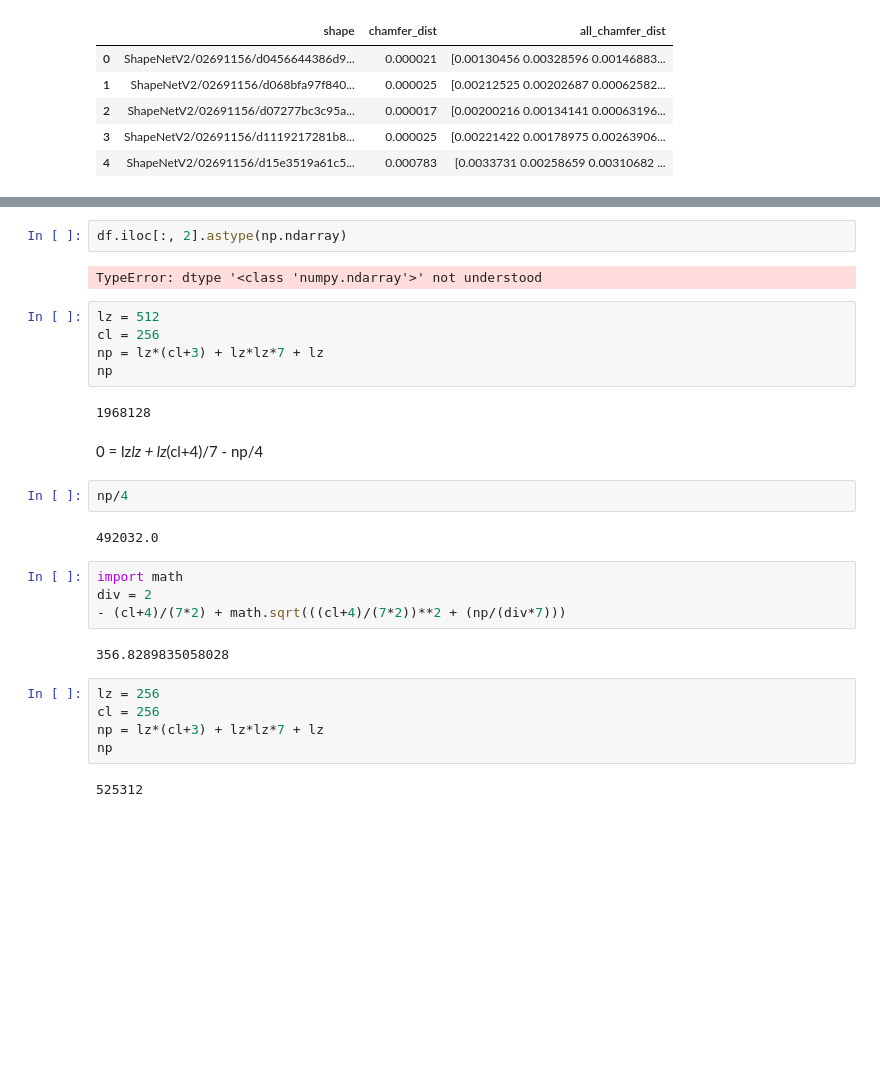
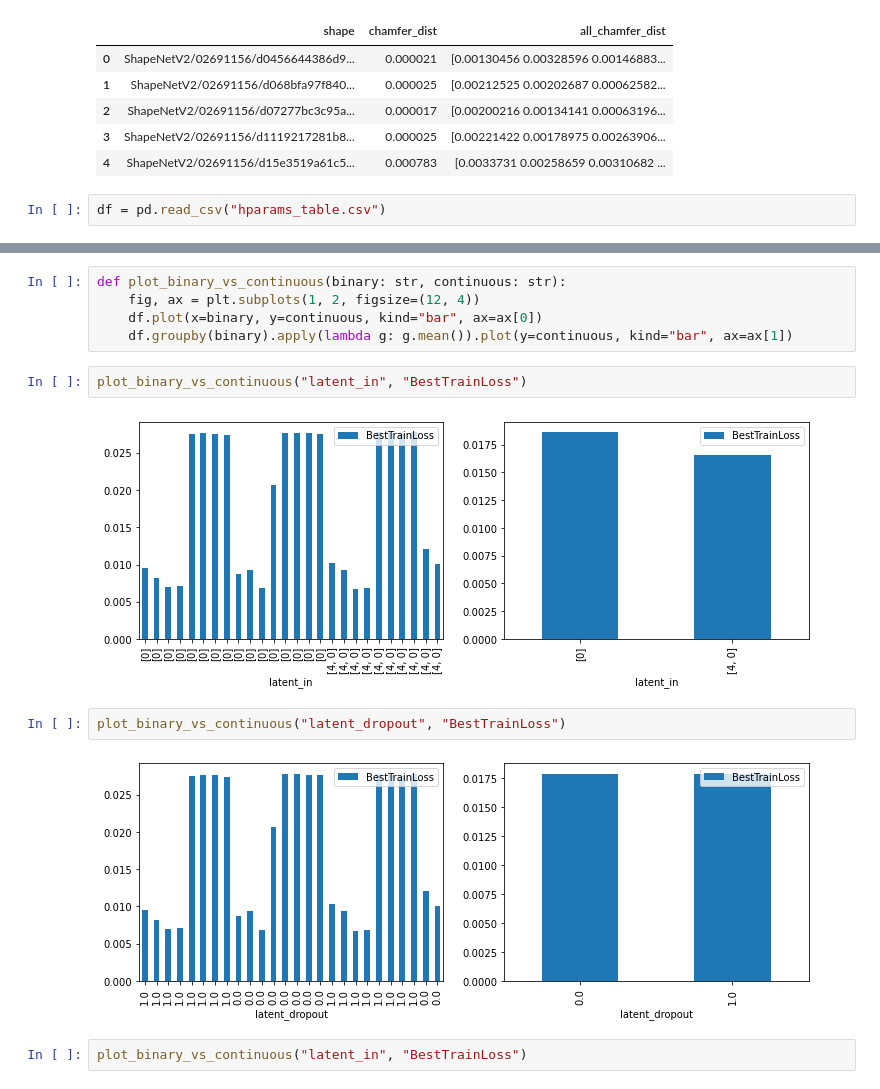
Before and after one commit to philippwulff/Deep3DComp, a Jupyter notebook: test.ipynb, the cells around one changed output, grey strips where cells are left out. Saved outputs shown, nothing was run; the diff lists cells and outputs as text; blank space fills up the shorter version.

```diff
--- a/test.ipynb
+++ b/test.ipynb
@@ -164,4 +165,6 @@ df.head()
 | 2 | ShapeNetV2/02691156/d07277bc3c95a... | 0.000017 | [0.00200216 0.00134141 0.00063196... |
 | 3 | ShapeNetV2/02691156/d1119217281b8... | 0.000025 | [0.00221422 0.00178975 0.00263906... |
 | 4 | ShapeNetV2/02691156/d15e3519a61c5... | 0.000783 | [0.0033731 0.00258659 0.00310682 ... |
+# %%
+df = pd.read_csv("hparams_table.csv")
 # %%
@@ -172,30 +190,15 @@ dtype: float64
-# %%
-df.iloc[:, 2].astype(np.ndarray)
-# %% [output]
-TypeError: dtype '<class 'numpy.ndarray'>' not understood
-# %%
-lz = 512
-cl = 256
-np = lz*(cl+3) + lz*lz*7 + lz
-np
-# %% [output]
-1968128
-# %% [markdown]
-0 = lz*lz + lz*(cl+4)/7 - np/4
-# %%
-np/4
-# %% [output]
-492032.0
-# %%
-import math
-div = 2
-- (cl+4)/(7*2) + math.sqrt(((cl+4)/(7*2))**2 + (np/(div*7)))
-# %% [output]
-356.8289835058028
-# %%
-lz = 256
-cl = 256
-np = lz*(cl+3) + lz*lz*7 + lz
-np
-# %% [output]
-525312
+# %%
+def plot_binary_vs_continuous(binary: str, continuous: str):
+    fig, ax = plt.subplots(1, 2, figsize=(12, 4))
+    df.plot(x=binary, y=continuous, kind="bar", ax=ax[0])
+    df.groupby(binary).apply(lambda g: g.mean()).plot(y=continuous, kind="bar", ax=ax[1])
+# %%
+plot_binary_vs_continuous("latent_in", "BestTrainLoss")
+# %% [output]
+[figure, added]
+# %%
+plot_binary_vs_continuous("latent_dropout", "BestTrainLoss")
+# %% [output]
+[figure, added]
+# %%
+plot_binary_vs_continuous("latent_in", "BestTrainLoss")
```
Also changed, not shown: parts of 3 cells of this notebook, 4 other files.
